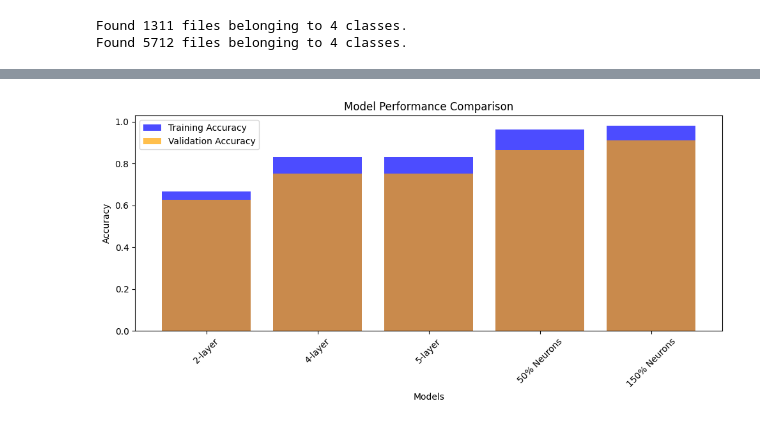
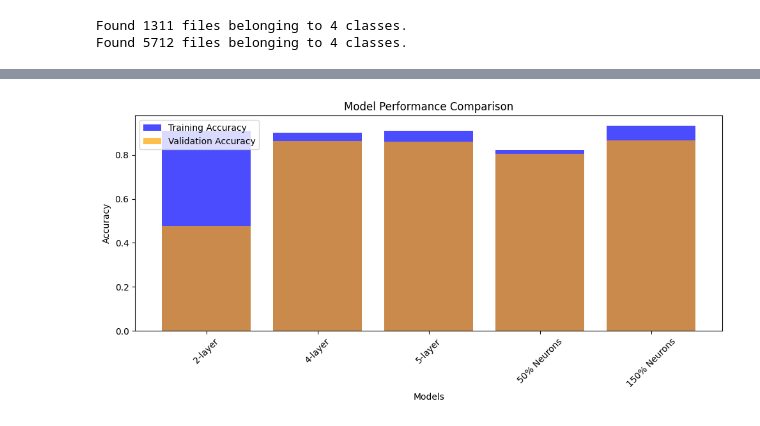
Before and after one commit to ZafeerAbbasi/MSE_413, a Jupyter notebook: Lab4/Part3.ipynb, the cells around one changed output, grey strips where cells are left out. Cells and saved outputs as stored; diff of their text form; code cells hidden in the pictures.

```diff
--- a/Lab4/Part3.ipynb
+++ b/Lab4/Part3.ipynb
@@ -236,8 +250,8 @@ Epoch 20/20
 # %%
 # Report the final training accuracy and validation accuracy for 5 layer model
-training_accuracy = history.history['accuracy'][-1]
-validation_accuracy = history.history['val_accuracy'][-1]
+training_accuracy_5_layers = history_5_layers.history['accuracy'][-1]
+validation_accuracy_5_layers = history_5_layers.history['val_accuracy'][-1]
 
-print("Final Training Accuracy:", training_accuracy)
-print("Final Validation Accuracy:", validation_accuracy)
+print("Final Training Accuracy:", training_accuracy_5_layers)
+print("Final Validation Accuracy:", validation_accuracy_5_layers)
 # %% [output]
@@ -248,28 +262,24 @@ Final Validation Accuracy: 0.752860426902771
 
 # Model with 50% of neurons in each hidden layer
 model_50_percent_neurons = keras.Sequential([
-    keras.layers.Input(shape=(28, 28, 3)),
+    keras.layers.Input(shape=(256, 256, 3)),
     keras.layers.Rescaling(1./255),
     keras.layers.Flatten(),
-    keras.layers.Dense(50, activation='sigmoid'),
-    keras.layers.Dense(38, activation='sigmoid'),
+    keras.layers.Dense(50, activation='relu'),
+    keras.layers.Dense(38, activation='relu'),
     keras.layers.Dense(num_classes, activation='softmax')
 ])
 
 # Model with 150% of neurons in each hidden layer
 model_150_percent_neurons = keras.Sequential([
-    keras.layers.Input(shape=(28, 28, 3)),
+    keras.layers.Input(shape=(256, 256, 3)),
     keras.layers.Rescaling(1./255),
     keras.layers.Flatten(),
-    keras.layers.Dense(150, activation='sigmoid'),
-    keras.layers.Dense(113, activation='sigmoid'),
+    keras.layers.Dense(150, activation='relu'),
+    keras.layers.Dense(113, activation='relu'),
     keras.layers.Dense(num_classes, activation='softmax')
 ])
 
 # Compile the models (using the same optimizer, loss, and metrics as before)
-model_50_percent_neurons.compile(optimizer='adam', loss='categorical_crossentropy', metrics=['accuracy'])
-model_150_percent_neurons.compile(optimizer='adam', loss='categorical_crossentropy', metrics=['accuracy'])
-
-# Fit the models (using the same training and testing datasets)
-history_50_percent_neurons = model_50_percent_neurons.fit(training, validation_data=testing, epochs=20)
-history_150_percent_neurons = model_150_percent_neurons.fit(training, validation_data=testing, epochs=20)
+model_50_percent_neurons.compile(optimizer='sgd', loss='categorical_crossentropy', metrics=['accuracy'])
+model_150_percent_neurons.compile(optimizer='sgd', loss='categorical_crossentropy', metrics=['accuracy'])
@@ -293,0 +286,3 @@ Epoch 20/20
+# %%
+%%time
+history_50_percent_neurons = model_50_percent_neurons.fit(training_set, validation_data=val_set, epochs=20)
@@ -293,0 +307,3 @@ Epoch 20/20
+# %%
+%%time
+history_150_percent_neurons = model_150_percent_neurons.fit(training_set, validation_data=val_set, epochs=20)
@@ -313,28 +347,28 @@ Final Validation Accuracy (150% Neurons): 0.9107551574707031
 # %%
 #TASK 3.4
 
 # Define the models and their corresponding accuracies
 models = ['2-layer', '4-layer', '5-layer', '50% Neurons', '150% Neurons']
-training_accuracies = [0.6677, history.history['accuracy'][-1], history.history['accuracy'][-1], training_accuracy_50_percent, training_accuracy_150_percent]
-validation_accuracies = [0.6278, history.history['val_accuracy'][-1], history.history['val_accuracy'][-1], validation_accuracy_50_percent, validation_accuracy_150_percent]
+training_accuracies = [training_accuracy, training_accuracy_4_layers, training_accuracy_5_layers, training_accuracy_50_percent, training_accuracy_150_percent]
+validation_accuracies = [validation_accuracy, validation_accuracy_4_layers, validation_accuracy_5_layers, validation_accuracy_50_percent, validation_accuracy_150_percent]
 
 # Plotting
 plt.figure(figsize=(10, 5))
 
 plt.bar(models, training_accuracies, color='blue', alpha=0.7, label='Training Accuracy')
 plt.bar(models, validation_accuracies, color='orange', alpha=0.7, label='Validation Accuracy')
 
 plt.xlabel('Models')
 plt.ylabel('Accuracy')
 plt.title('Model Performance Comparison')
 plt.legend()
 
 plt.xticks(rotation=45)  # Rotate x-axis labels for better readability
 plt.tight_layout()  # Adjust layout to prevent clipping of labels
 
 plt.show()
 # %% [output]
-[figure, old version]
+[figure, new version]
 # %%
 # TASK 3.6
 # Define the model architecture with dropout layer
```
Also changed, not shown: parts of 24 cells of this notebook, 1 other file.
